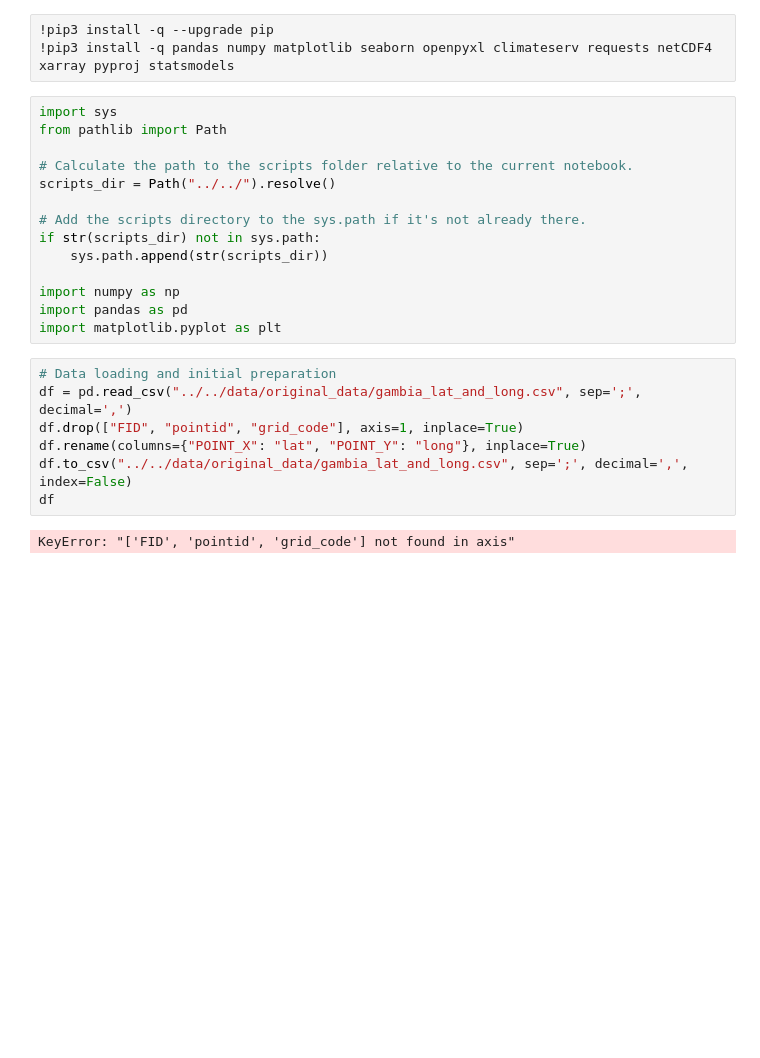
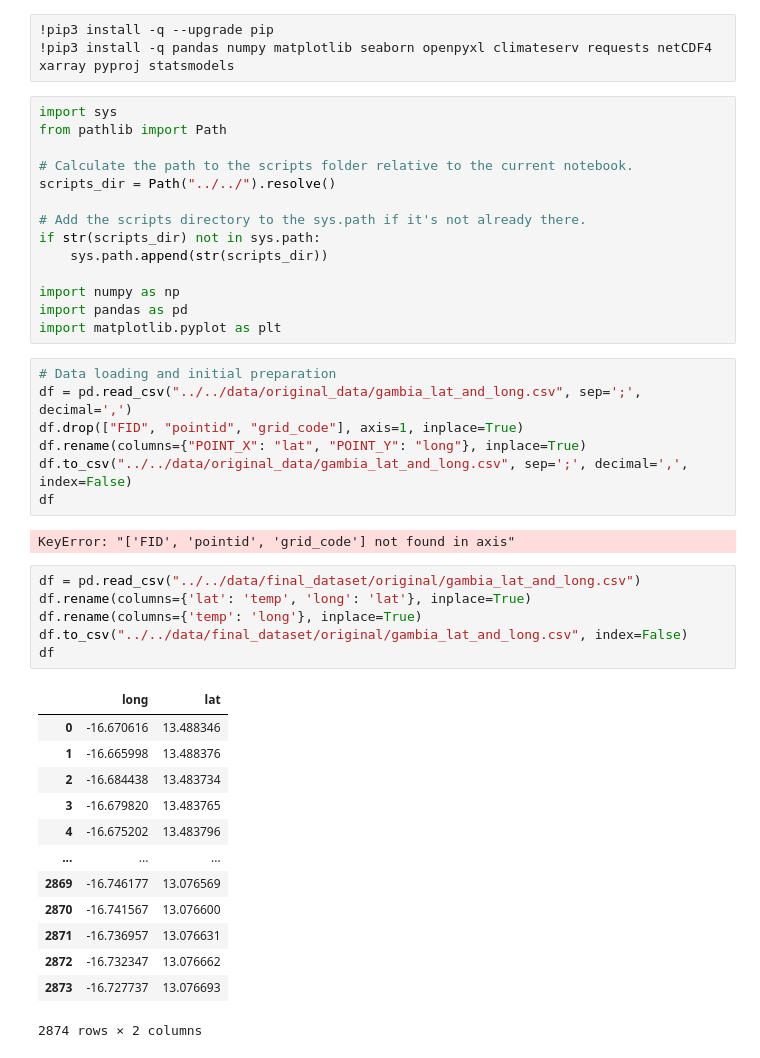
Before and after one commit to franfurey/aquaViva, a Jupyter notebook: notebooks/gambia_tests/clean_original_file.ipynb, the cells around one changed output. Drawn from its saved outputs; the diff is of its cells as text; blank space fills up the shorter version.

```diff
--- a/notebooks/gambia_tests/clean_original_file.ipynb
+++ b/notebooks/gambia_tests/clean_original_file.ipynb
@@ -24,3 +24,23 @@ df.to_csv("../../data/original_data/gambia_lat_and_long.csv", sep=';', decimal='
 df
 # %% [output]
 KeyError: "['FID', 'pointid', 'grid_code'] not found in axis"
+# %%
+df = pd.read_csv("../../data/final_dataset/original/gambia_lat_and_long.csv")
+df.rename(columns={'lat': 'temp', 'long': 'lat'}, inplace=True)
+df.rename(columns={'temp': 'long'}, inplace=True)
+df.to_csv("../../data/final_dataset/original/gambia_lat_and_long.csv", index=False)
+df
+# %% [output]
+|  | long | lat |
+| 0 | -16.670616 | 13.488346 |
+| 1 | -16.665998 | 13.488376 |
+| 2 | -16.684438 | 13.483734 |
+| 3 | -16.679820 | 13.483765 |
+| 4 | -16.675202 | 13.483796 |
+| ... | ... | ... |
+| 2869 | -16.746177 | 13.076569 |
+| 2870 | -16.741567 | 13.076600 |
+| 2871 | -16.736957 | 13.076631 |
+| 2872 | -16.732347 | 13.076662 |
+| 2873 | -16.727737 | 13.076693 |
+2874 rows × 2 columns
```
Also changed, not shown: 3 other files.
